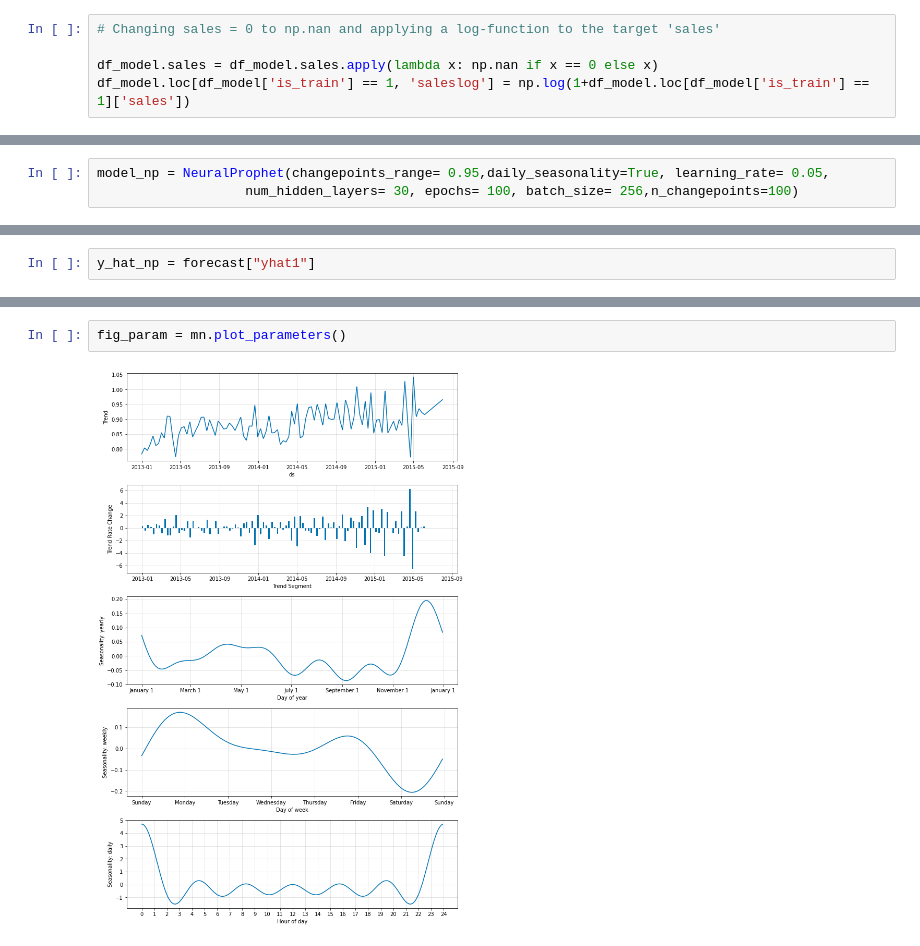
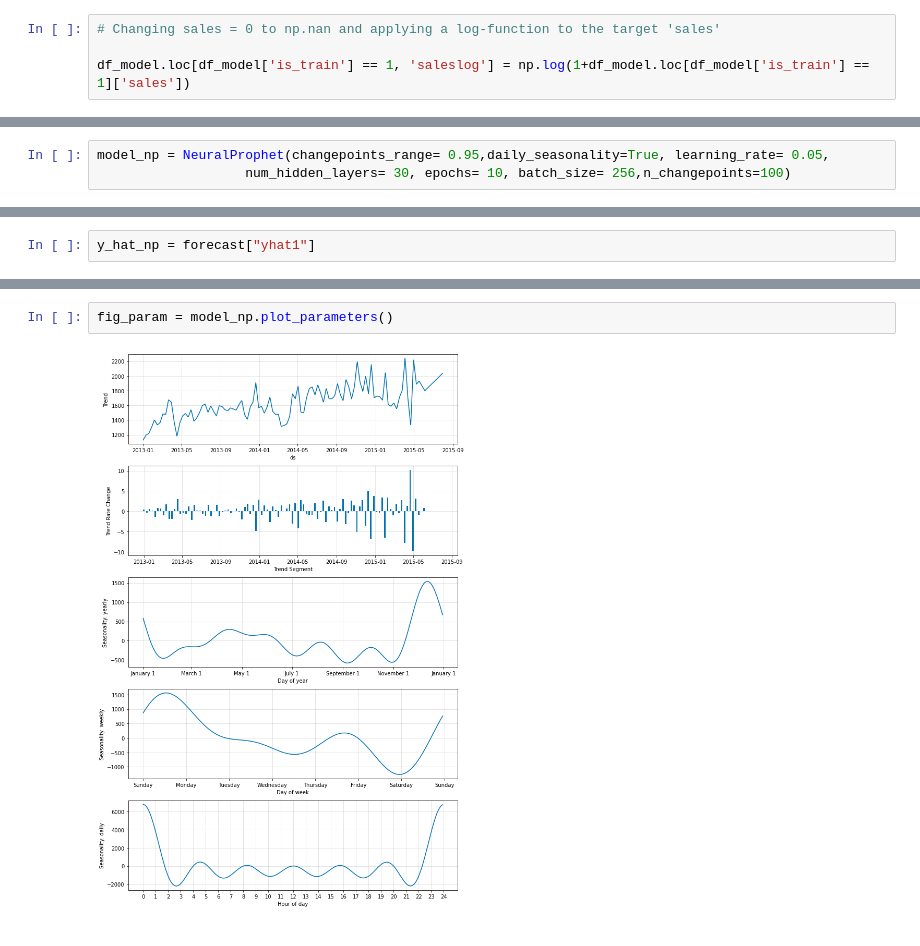
Before and after one commit to bur-oez/Capstone-Project-Rossman-Sales, a Jupyter notebook: 05_Predictive_Modelling.ipynb, the cells around one changed output, grey strips where cells are left out. Drawn from its saved outputs; the diff is of its cells as text.

```diff
--- a/05_Predictive_Modelling.ipynb
+++ b/05_Predictive_Modelling.ipynb
@@ -46,7 +50,6 @@ from tensorflow.keras import backend as K
 # %%
 # Changing sales = 0 to np.nan and applying a log-function to the target 'sales'
 
-df_model.sales = df_model.sales.apply(lambda x: np.nan if x == 0 else x)
 df_model.loc[df_model['is_train'] == 1, 'saleslog'] = np.log(1+df_model.loc[df_model['is_train'] == 1]['sales'])
 # %%
 # Train Test Split
@@ -423,7 +477,7 @@ df_prophet
 844338 rows × 2 columns
 # %%
 model_np = NeuralProphet(changepoints_range= 0.95,daily_seasonality=True, learning_rate= 0.05,
-                   num_hidden_layers= 30, epochs= 100, batch_size= 256,n_changepoints=100)
+                   num_hidden_layers= 30, epochs= 10, batch_size= 256,n_changepoints=100)
 # %%
 metric_np = model_np.fit(df_prophet, freq="D")
 # %%
@@ -476,4 +530,4 @@ fig_comp = mn.plot_components(forecast)
 # %%
-fig_param = mn.plot_parameters()
+fig_param = model_np.plot_parameters()
 # %% [output]
-[figure, old version]
+[figure, new version]
```
Also changed, not shown: parts of 21 cells of this notebook, 6 other files.
